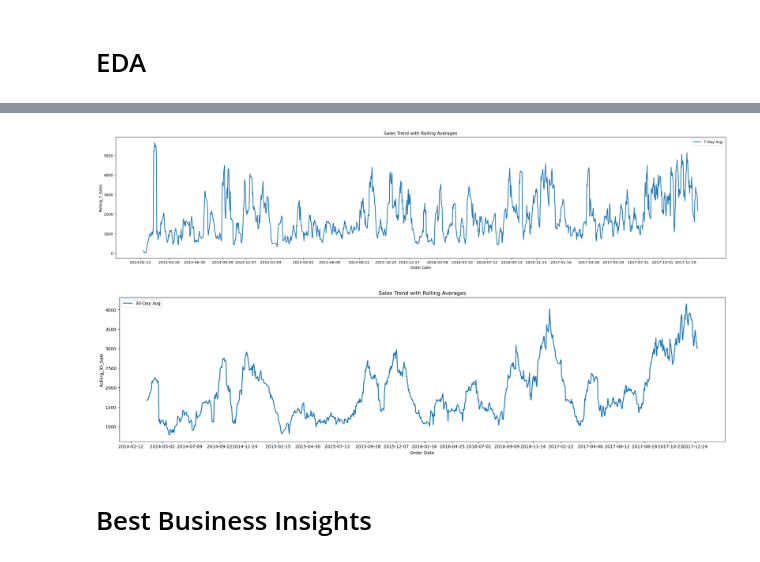
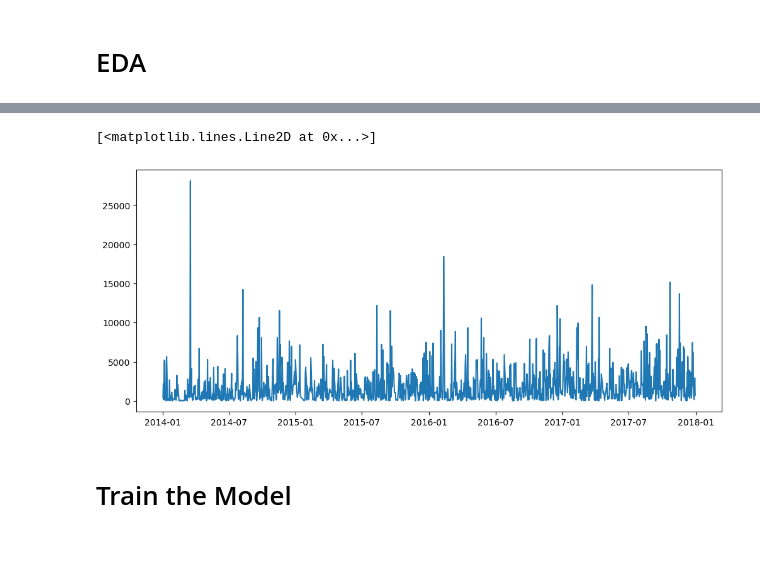
Before and after one commit to ayushporwal2006/FUTURE_ML_01, a Jupyter notebook: Task_1.ipynb, the cells around one changed output, grey strips where cells are left out. Saved outputs shown, nothing was run; the diff lists cells and outputs as text; code cells hidden in the pictures.

Commit message:
Switch to Regressor model

```diff
--- a/Task_1.ipynb
+++ b/Task_1.ipynb
@@ -7,8 +8,8 @@ df = pd.read_csv("Superstore.csv")
 print(df.info())
 df =df.drop(columns=["Row ID","Customer ID","Customer Name","Product ID","Product Name","Postal Code","Order ID"]
            )
-df["Order Date"] = pd.to_datetime(df["Order Date"])
-df["Ship Date"] = pd.to_datetime(df["Ship Date"])
+df["Order Date"] = pd.to_datetime(df["Order Date"],dayfirst= True)
+df["Ship Date"] = pd.to_datetime(df["Ship Date"], dayfirst= True)
 df["Ship Mode"].unique()
 # %% [output]
 <class 'pandas.core.frame.DataFrame'>
@@ -37,24 +38,11 @@ df["Month"] = df["Order Date"].dt.month
 df["Day"] = df["Order Date"].dt.day
 df["DayofWeek"] = df["Order Date"].dt.dayofweek
 # %%
-# Aggregation of data
-daily_sales = df.groupby("Order Date")["Sales"].sum().reset_index()
-# daily_sales = df.groupby("Order Date")["Sales"].sum().reset_index()
-daily_sales = daily_sales.sort_values("Order Date")
 
-daily_sales["Year"] = daily_sales["Order Date"].dt.year
-daily_sales["Month"] = daily_sales["Order Date"].dt.month
-daily_sales["Day"] = daily_sales["Order Date"].dt.day
-daily_sales["DayofWeek"] = daily_sales["Order Date"].dt.dayofweek
-# Adding lag feature
-daily_sales["Lag_1"] = daily_sales["Sales"].shift(1)
-daily_sales["Lag_7"] = daily_sales["Sales"].shift(7)
-daily_sales["Lag_30"] = daily_sales["Sales"].shift(30)
-daily_sales = daily_sales.dropna()
-df1 = pd.DataFrame(daily_sales)
+df["profit_margin"] = df["Profit"] / (df["Sales"] + 1)
 
-# Rolling Average Calculation
-df1["Rolling_7"] = df1["Sales"].rolling(window=7).mean()
-df1["Rolling_30"] = df1["Sales"].rolling(window=30).mean()
+df["discount_quantity"] = df["Discount"] * df["Quantity"]
 
-df1.head(20)
+df = df.sort_values("Order Date")
+df = df.dropna().reset_index(drop=True)
+df = df.drop(columns=["Country","City","State","Year","Ship Date","Ship Mode", "Segment"])
@@ -228,27 +222,10 @@ Rolling_30  0.303694  0.171586   0.656271    1.000000
 # %%
+daily = df.groupby("Order Date")["Sales"].sum().reset_index()
 
-plt.figure(figsize=(30,6))
-plt.plot(df1['Order Date'], df1['Rolling_7'], label='7-Day Avg', linewidth=2)
-
-plt.title('Sales Trend with Rolling Averages')
-plt.xlabel('Order Date')
-plt.ylabel('Rolling_7_Sales')
-plt.legend()
-plt.xticks(df1['Order Date'][::56])  # show every 5th date
-plt.show()
-# feb, sept, oct ->2014,
-# sept, nov , dec ->2015,
+plt.figure(figsize=(12,5))
+plt.plot(daily["Order Date"], daily["Sales"])
 # %% [output]
+[<matplotlib.lines.Line2D at 0x...>]
-[figure, old version]
+[figure, new version]
 # %%
-plt.figure(figsize=(25,6))
-plt.plot(df1['Order Date'], df1['Rolling_30'], label='30-Day Avg', linewidth=2)
-
-plt.title('Sales Trend with Rolling Averages')
-plt.xlabel('Order Date')
-plt.ylabel('Rolling_30_Sale')
-plt.legend()
-plt.xticks(df1['Order Date'][::60])
-plt.show()
+df = pd.get_dummies(df, columns=["Region","Category","Sub-Category",], drop_first = True, dtype= int)
-# %% [output]
-[figure, removed]
@@ -271,2 +231,0 @@ plt.show()
-# %% [markdown]
-# Best Business Insights
@@ -277,0 +232,2 @@ plt.show()
+# %% [markdown]
+# Train the Model
```
Also changed, not shown: parts of 26 cells of this notebook.
